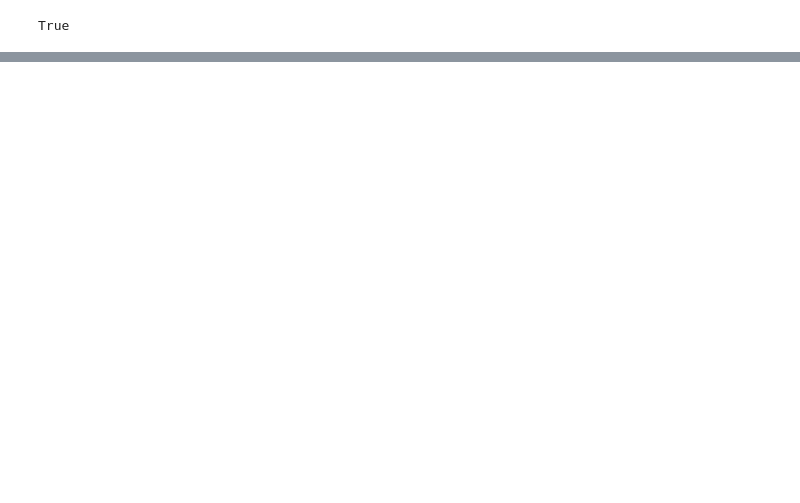
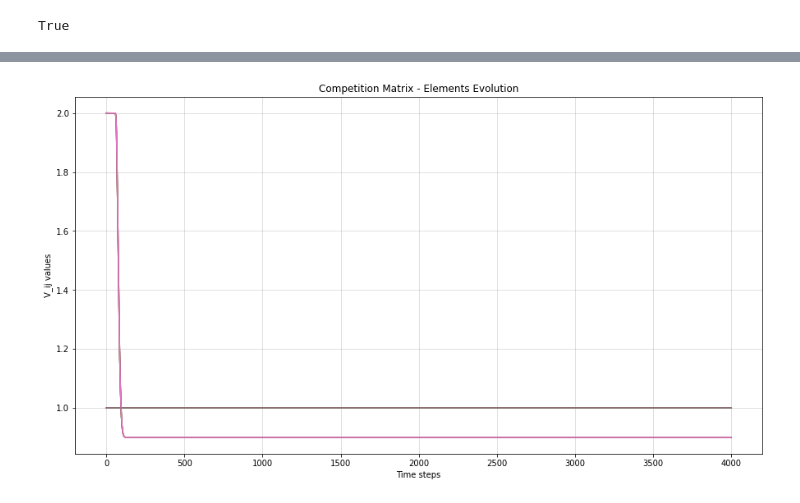
Before and after one commit to sazio/Transients, a Jupyter notebook: Python/WLC_SSM.ipynb, the cells around one changed output, grey strips where cells are left out. Drawn from its saved outputs; the diff is of its cells as text; code cells hidden in the pictures; blank space fills up the shorter version.

```diff
--- a/Python/WLC_SSM.ipynb
+++ b/Python/WLC_SSM.ipynb
@@ -183,3 +189,19 @@ for ax in fig.get_axes():
+# %%
+plt.figure(figsize=(15,8))
+plt.title("Competition Matrix - Elements Evolution")
+plt.xlabel("Time steps")
+plt.ylabel("V_ij values")
+plt.plot(V_learn[:,0,0])
+plt.plot(V_learn[:,1,0])
+plt.plot(V_learn[:,2,0])
+plt.plot(V_learn[:,1,1])
+plt.plot(V_learn[:,2,1])
+plt.plot(V_learn[:,0,2])
+plt.plot(V_learn[:,1,2])
+plt.plot(V_learn[:,2,2])
+plt.grid(alpha = 0.5)
+# %% [output]
+[figure, added]
 # %%
 # Plotting - retrieval phase
 """
```
Also changed, not shown: parts of 8 cells of this notebook.
